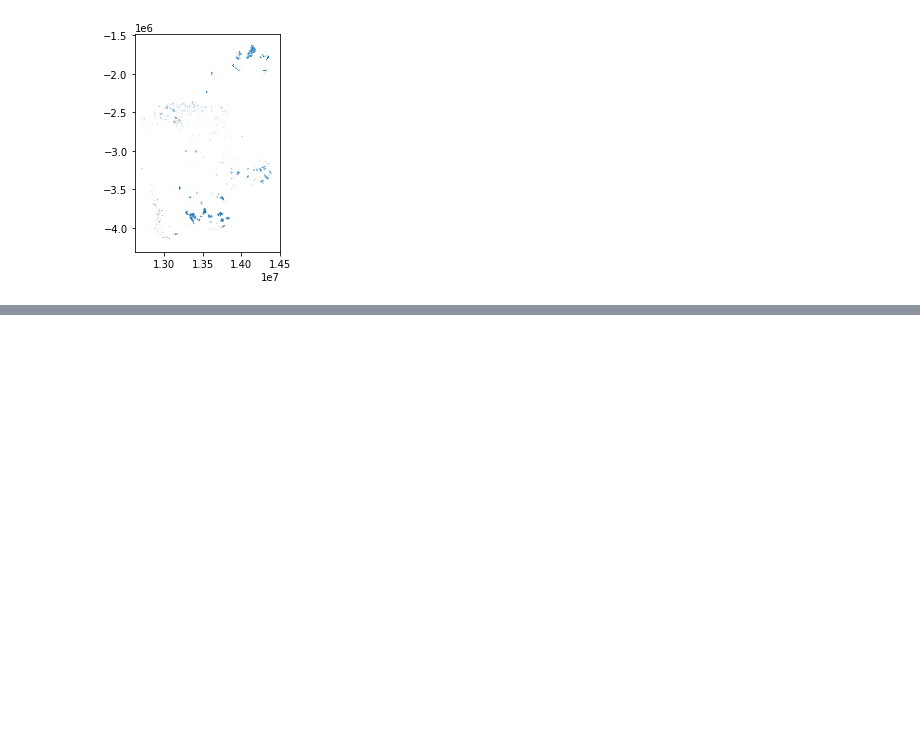
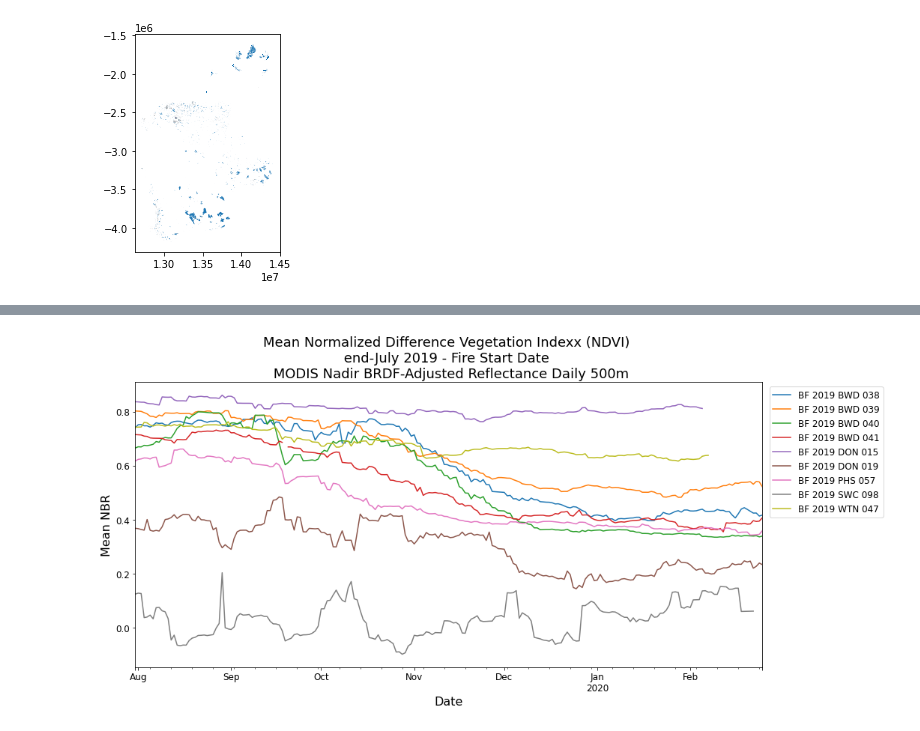
Before and after one commit to mike-petrut/bushfire-modeling-gee, a Jupyter notebook: geog_883_nb.ipynb, the cells around one changed output, grey strips where cells are left out. Saved outputs shown, nothing was run; the diff lists cells and outputs as text; code cells hidden in the pictures; blank space fills up the shorter version.

```diff
--- a/geog_883_nb.ipynb
+++ b/geog_883_nb.ipynb
@@ -74,0 +90,29 @@ def get_index_frame(shapefile, collection):
+# %%
+# MCD43A4.006 MODIS Nadir BRDF-Adjusted Reflectance Daily 500m
+
+fire_data = get_index_frame(fire_history_19_20.head(10), "MODIS/006/MCD43A4")
+# %%
+fig, ax1 = plt.subplots(1, 1, figsize = (15,7),  constrained_layout = False)
+
+for label, grp in fire_data.groupby('fire_id'):
+    grp.plot(x = 'date',
+             y = 'NDVI',
+             ax = ax1,
+             label = label,
+             style = '-',
+             markersize = 12)
+
+# Set up formatting for graph
+
+ax1.set_xlabel('Date', fontsize=16)
+ax1.set_ylabel('Mean NBR', fontsize=16)
+ax1.set_title('Mean Normalized Difference Vegetation Indexx (NDVI) \n end-July 2019 - Fire Start Date  \n MODIS Nadir BRDF-Adjusted Reflectance Daily 500m',
+              fontsize = 18)
+
+ax1.legend(fontsize = 12, loc = 'upper right', bbox_to_anchor=(1.2, 1))
+
+ax1.tick_params(axis = 'both',
+                which = 'major',
+                labelsize = 12)
+# %% [output]
+[figure, added]
```
Also changed, not shown: parts of 5 cells of this notebook.
